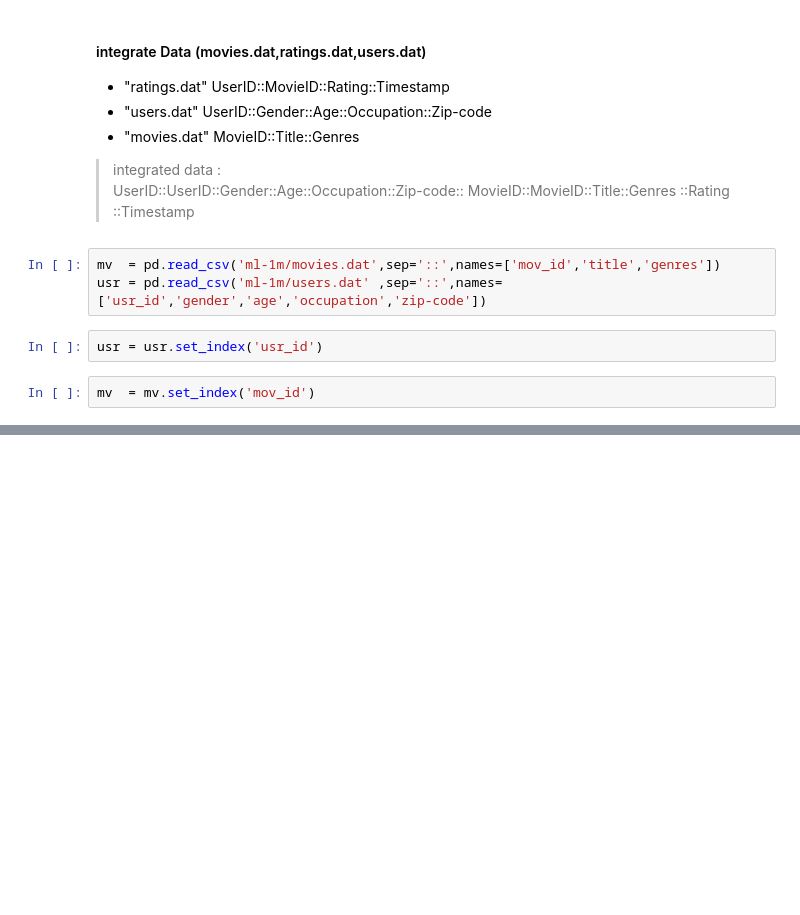
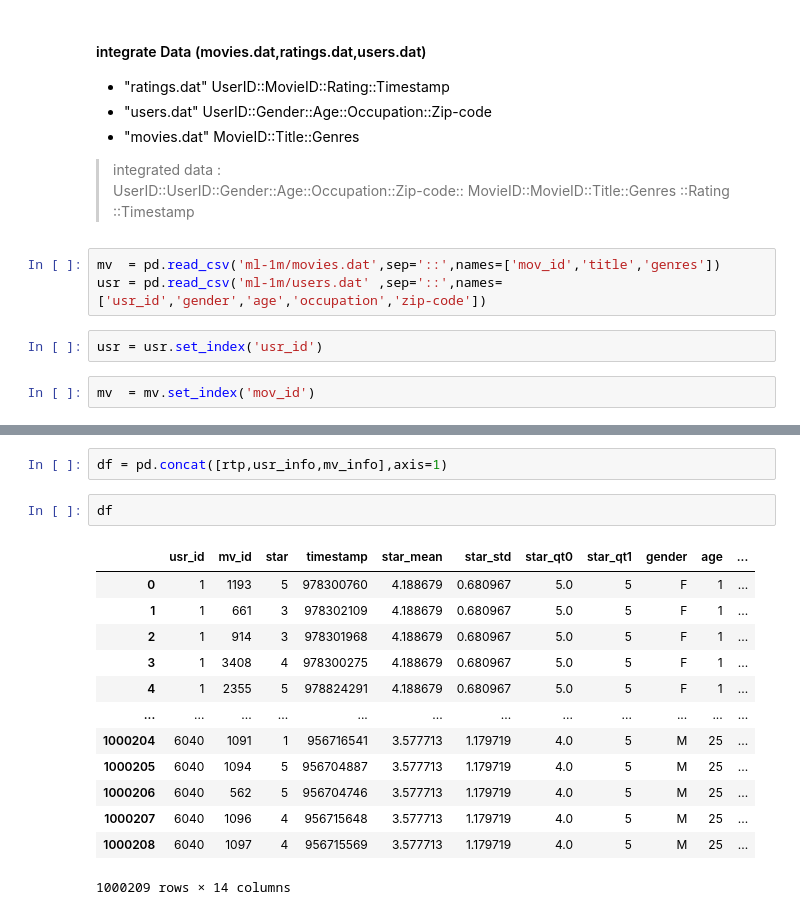
Before and after one commit to yg-renaissance/movie-rating-data, a Jupyter notebook: movie_rating.ipynb, the cells around one changed output, grey strips where cells are left out. Cells and saved outputs as stored; diff of their text form; blank space fills up the shorter version.

```diff
--- a/movie_rating.ipynb
+++ b/movie_rating.ipynb
@@ -118,0 +136,18 @@ mv_info .columns = ['Title','Genres']
+# %%
+df = pd.concat([rtp,usr_info,mv_info],axis=1)
+# %%
+df
+# %% [output]
+|  | usr_id | mv_id | star | timestamp | star_mean | star_std | star_qt0 | star_qt1 | gender | age | ... |
+| 0 | 1 | 1193 | 5 | 978300760 | 4.188679 | 0.680967 | 5.0 | 5 | F | 1 | ... |
+| 1 | 1 | 661 | 3 | 978302109 | 4.188679 | 0.680967 | 5.0 | 5 | F | 1 | ... |
+| 2 | 1 | 914 | 3 | 978301968 | 4.188679 | 0.680967 | 5.0 | 5 | F | 1 | ... |
+| 3 | 1 | 3408 | 4 | 978300275 | 4.188679 | 0.680967 | 5.0 | 5 | F | 1 | ... |
+| 4 | 1 | 2355 | 5 | 978824291 | 4.188679 | 0.680967 | 5.0 | 5 | F | 1 | ... |
+| ... | ... | ... | ... | ... | ... | ... | ... | ... | ... | ... | ... |
+| 1000204 | 6040 | 1091 | 1 | 956716541 | 3.577713 | 1.179719 | 4.0 | 5 | M | 25 | ... |
+| 1000205 | 6040 | 1094 | 5 | 956704887 | 3.577713 | 1.179719 | 4.0 | 5 | M | 25 | ... |
+| 1000206 | 6040 | 562 | 5 | 956704746 | 3.577713 | 1.179719 | 4.0 | 5 | M | 25 | ... |
+| 1000207 | 6040 | 1096 | 4 | 956715648 | 3.577713 | 1.179719 | 4.0 | 5 | M | 25 | ... |
+| 1000208 | 6040 | 1097 | 4 | 956715569 | 3.577713 | 1.179719 | 4.0 | 5 | M | 25 | ... |
+1000209 rows × 14 columns
```
Also changed, not shown: parts of 16 cells of this notebook, 4 other files.
